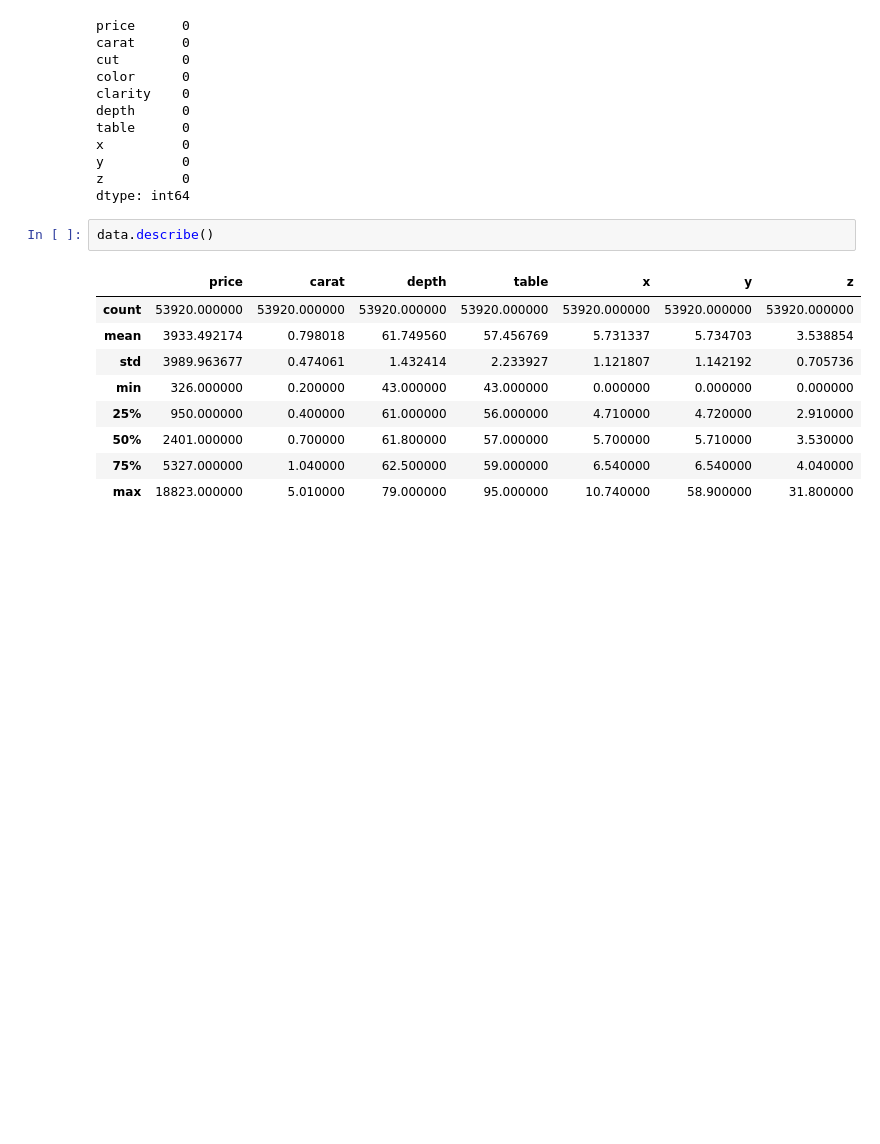
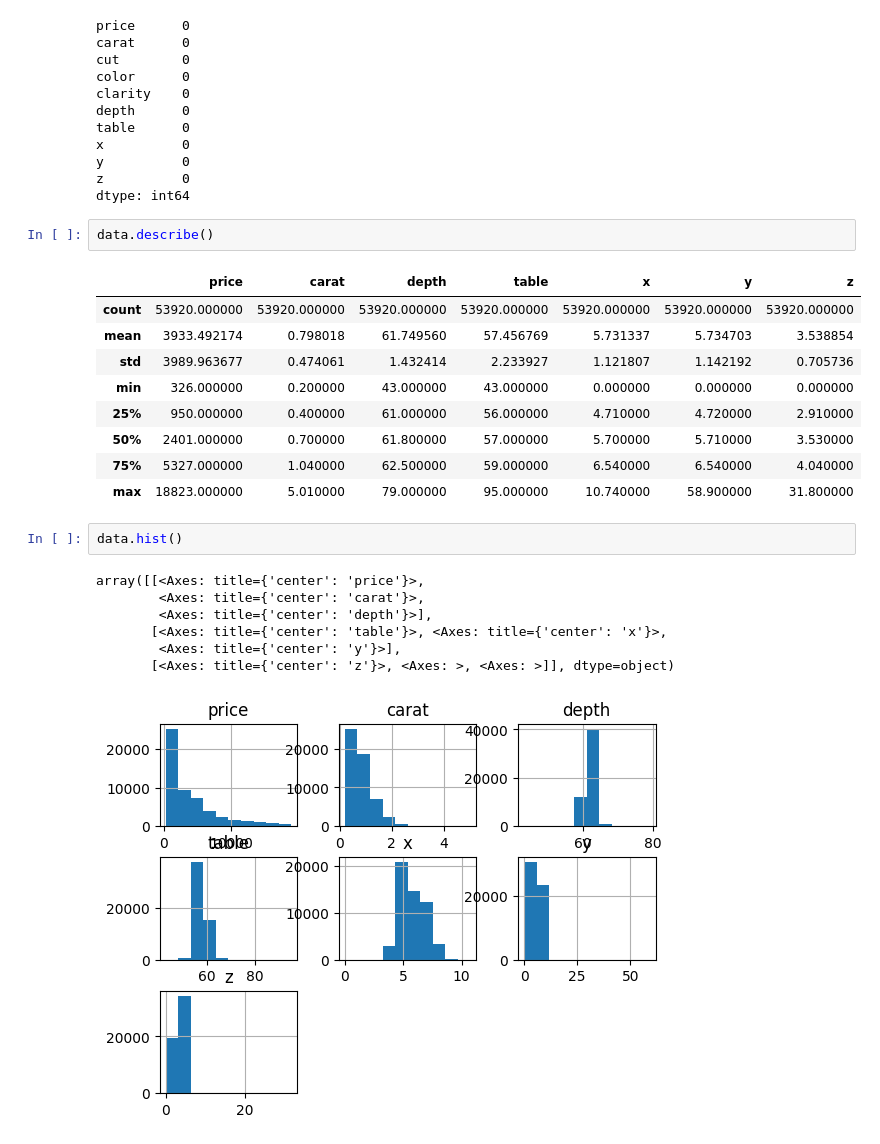
Before and after one commit to Agumekenneth/Probality-and-statistics-, a Jupyter notebook: WEEK 4/prac.ipynb, the cells around one changed output. Cells and saved outputs as stored; diff of their text form; blank space fills up the shorter version.

```diff
--- a/WEEK 4/prac.ipynb
+++ b/WEEK 4/prac.ipynb
@@ -48,3 +48,13 @@ data.describe()
 | 50% | 2401.000000 | 0.700000 | 61.800000 | 57.000000 | 5.700000 | 5.710000 | 3.530000 |
 | 75% | 5327.000000 | 1.040000 | 62.500000 | 59.000000 | 6.540000 | 6.540000 | 4.040000 |
 | max | 18823.000000 | 5.010000 | 79.000000 | 95.000000 | 10.740000 | 58.900000 | 31.800000 |
+# %%
+data.hist()
+# %% [output]
+array([[<Axes: title={'center': 'price'}>,
+        <Axes: title={'center': 'carat'}>,
+        <Axes: title={'center': 'depth'}>],
+       [<Axes: title={'center': 'table'}>, <Axes: title={'center': 'x'}>,
+        <Axes: title={'center': 'y'}>],
+       [<Axes: title={'center': 'z'}>, <Axes: >, <Axes: >]], dtype=object)
+[figure, added]
```
